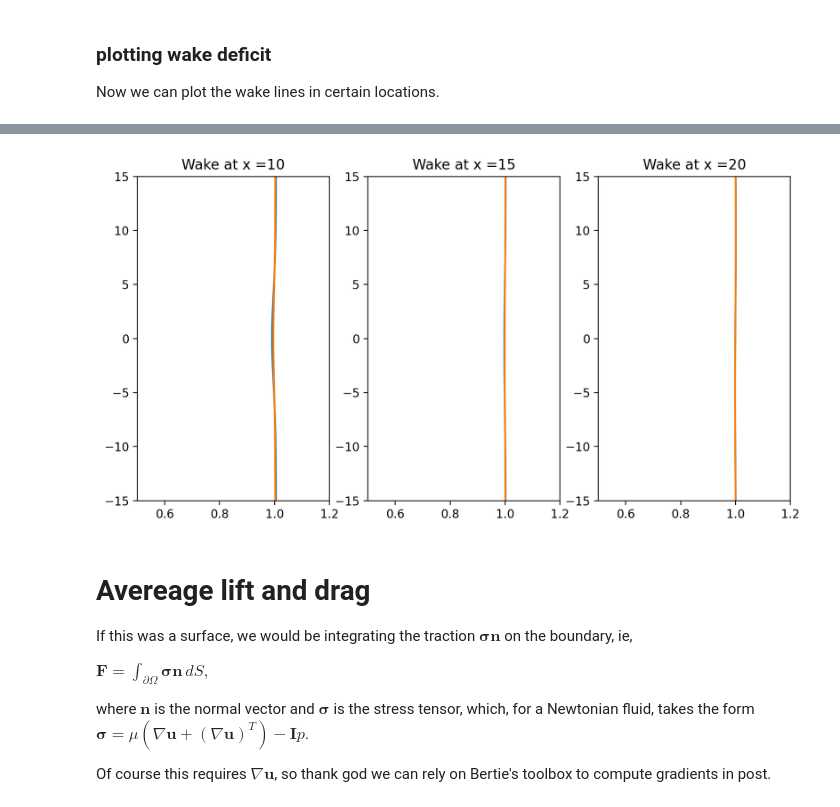
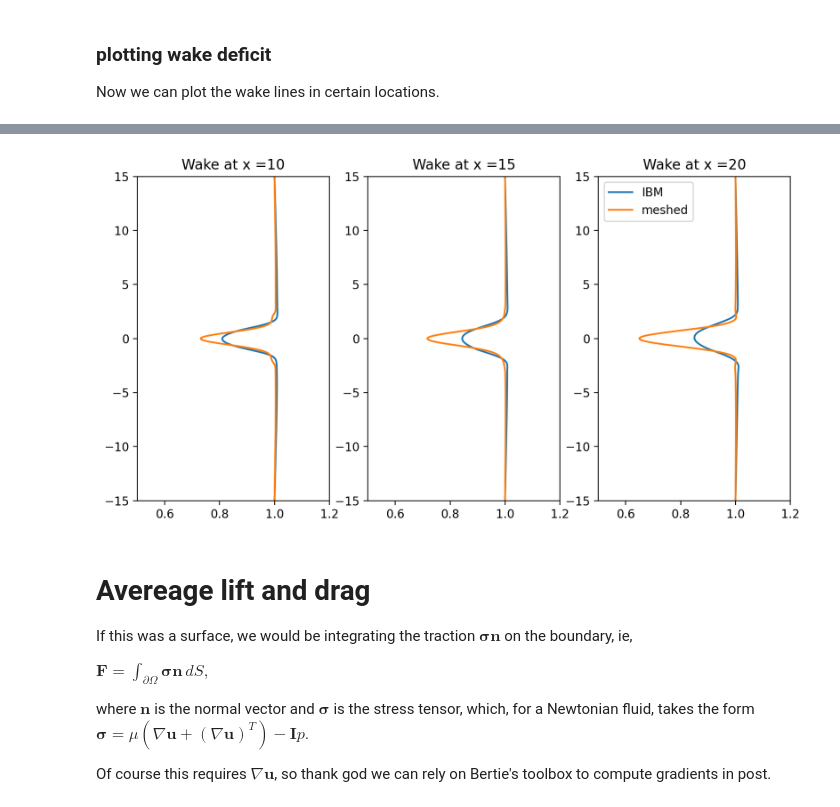
Before and after one commit to ExtremeFLOW/neko-top, a Jupyter notebook: examples/brinkman_parameters/post_processing/wake_visualization.ipynb, the cells around one changed output, grey strips where cells are left out. Cells and saved outputs as stored; diff of their text form; code cells hidden in the pictures.

```diff
--- a/examples/brinkman_parameters/post_processing/wake_visualization.ipynb
+++ b/examples/brinkman_parameters/post_processing/wake_visualization.ipynb
@@ -164,9 +158,13 @@ import os
 os.environ["PYNEKTOOLS_HIDE_LOG"] = 'true'
 
 y_lims = [-15, 15]
-n_pts = 50
+n_pts = 300
 wake_positions = [10, 15, 20]
 U_lims = [0.5, 1.2]
 
-xyz, brinkman_wake_u = generate_wake_lines(brinkman_msh, brinkman_fld, wake_positions, y_lims, n_pts)
-xyz, meshed_wake_u = generate_wake_lines(meshed_msh, meshed_fld, wake_positions, y_lims, n_pts)
+IBM["wake_positions"] = wake_positions
+meshed["wake_positions"] = wake_positions
+IBM["wake_xyz"], IBM["wake_u"]  = generate_wake_lines(IBM["mesh"], IBM["fld"], IBM["wake_positions"], y_lims, n_pts)
+meshed["wake_xyz"], meshed["wake_u"] = generate_wake_lines(meshed["mesh"], meshed["fld"], meshed["wake_positions"], y_lims, n_pts)
+
+case_list = [IBM, meshed]
@@ -191,17 +171,22 @@ xyz, meshed_wake_u = generate_wake_lines(meshed_msh, meshed_fld, wake_positions,
 # %%
-fig, ax = plt.subplots(1, len(wake_positions), figsize=(10, 5), dpi = 200)
-
-for i in range(len(wake_positions)):
-    wake_index = np.where(xyz[:,0] == wake_positions[i])
-    ax[i].plot(brinkman_wake_u[i,:].flatten(), xyz[wake_index, 1].flatten())
-    ax[i].plot(meshed_wake_u[i,:].flatten(), xyz[wake_index, 1].flatten())
-    ax[i].set_title('Wake at x ='+str(wake_positions[i]))
-    ax[i].set_xlim(U_lims)
-    ax[i].set_ylim(y_lims)
-
-plt.show()
+def plot_wake_lines(case_list):
+    # gotta assume they're all the same
+    wake_positions = case_list[0]["wake_positions"]
+    fig, ax = plt.subplots(1, len(wake_positions), figsize=(10, 5), dpi = 200)
+    for i in range(len(wake_positions)):
+        for j in range(len(case_list)):
+            case = case_list[j]
+            wake_index = np.where(case["wake_xyz"][:,0] == wake_positions[i])
+            ax[i].plot(case["wake_u"][i,:].flatten(), case["wake_xyz"][wake_index, 1].flatten(), label=case["name"])
+        ax[i].set_title('Wake at x ='+str(wake_positions[i]))
+        ax[i].set_xlim(U_lims)
+        ax[i].set_ylim(y_lims)
+    ax[len(wake_positions)-1].legend()
+    plt.show()
-# %% [output]
-[figure, removed]
+# %%
+plot_wake_lines(case_list)
+# %% [output]
+[figure, added]
 # %% [markdown]
 # Avereage lift and drag
 
```
Also changed, not shown: parts of 14 cells of this notebook.
